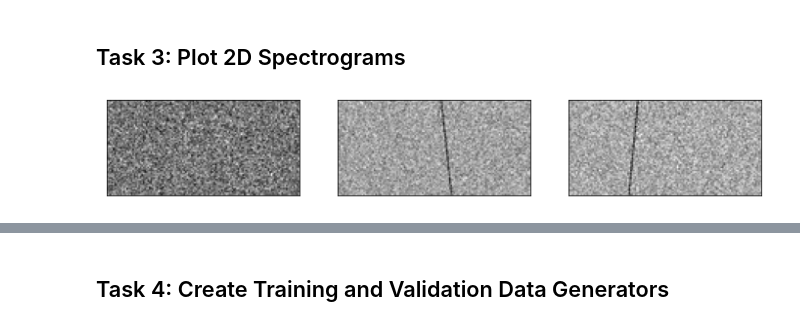
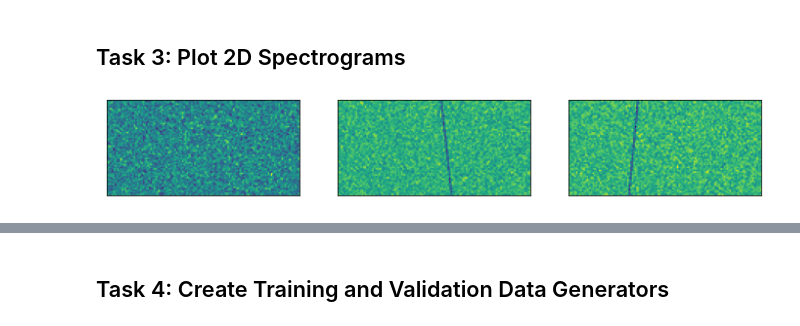
Before and after one commit to Surajv311/Radio-Signal-Classifier, a Jupyter notebook: Learner_Notebook.ipynb, the cells around one changed output, grey strips where cells are left out. Drawn from its saved outputs; the diff is of its cells as text; code cells hidden in the pictures.

```diff
--- a/Learner_Notebook.ipynb
+++ b/Learner_Notebook.ipynb
@@ -64,12 +60,13 @@ y_val = val_labels.values
 # %% [markdown]
 ## Task 3: Plot 2D Spectrograms
 # %%
-plt.figure(0, figsize=(12,12))
+plt.figure(0, figsize=(12,12)) # for the size of the figure
 for i in range(1,4):
-    plt.subplot(1,3,i)
-    img = np.squeeze(x_train[np.random.randint(0, x_train.shape[0])])
-    plt.xticks([])
+    plt.subplot(1,3,i) # with subplot it means we want 1 row and 3 cols
+    img = np.squeeze(x_train[np.random.randint(0, x_train.shape[0])]) # we select random integer
+    plt.xticks([]) # np. squeeze removes any additional axis
     plt.yticks([])
-    plt.imshow(img,cmap="gray")
+    plt.imshow(img) # we can put colour map - cmap="gray" as argument to get a grey color
+    #the line we see is the signal
 # %% [output]
-[figure, old version]
+[figure, new version]
```
Also changed, not shown: parts of 12 cells of this notebook, 2 other files.
